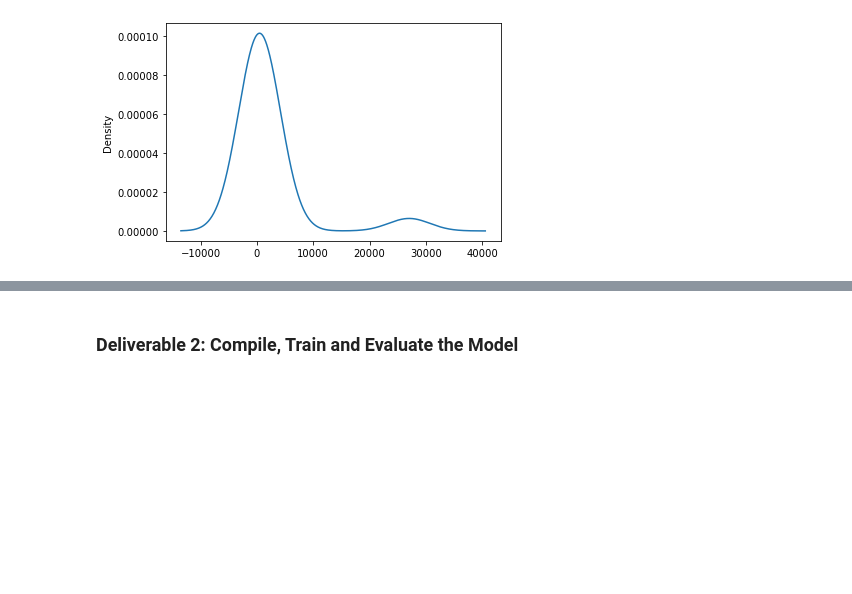
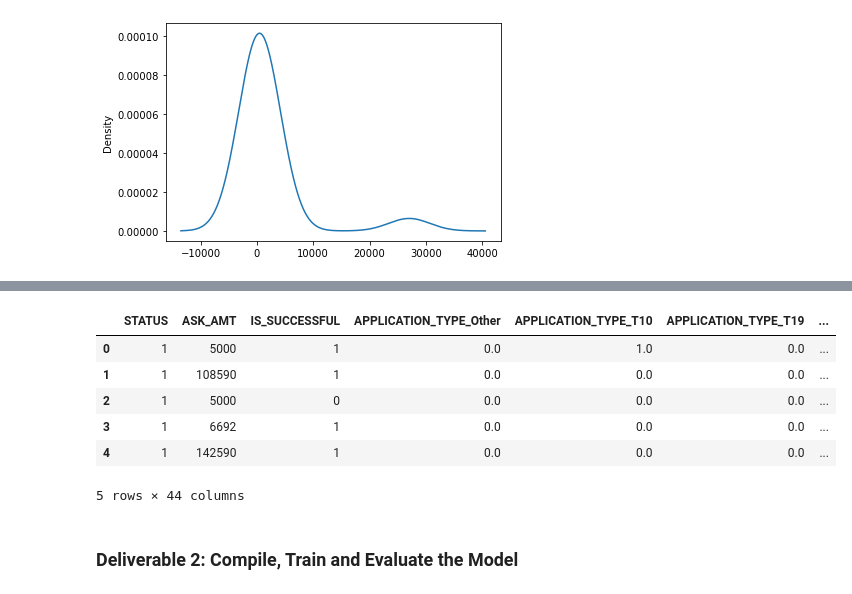
Before and after one commit to tonyferri/Neural_Network_Charity_Analysis, a Jupyter notebook: AlphabetSoupCharity.ipynb, the cells around one changed output, grey strips where cells are left out. Drawn from its saved outputs; the diff is of its cells as text; code cells hidden in the pictures; blank space fills up the shorter version.

```diff
--- a/AlphabetSoupCharity.ipynb
+++ b/AlphabetSoupCharity.ipynb
@@ -107,0 +114,10 @@ classification_count.plot.density()
+# %%
+#6a Determine which values to replace if counts are less than ...?
+replace_application = list(application_type_count[application_type_count < 525].index)
+
+# Replace in dataframe
+for app in replace_application:
+    application_df.APPLICATION_TYPE = application_df.APPLICATION_TYPE.replace(app,"Other")
+
+# Check to make sure binning was successful
+application_df.APPLICATION_TYPE.value_counts()
@@ -108,6 +135,6 @@ classification_count.plot.density()
 # %%
 #6b Determine which values to replace if counts are less than ..?
-replace_class = list(classification_count[classification_count < 2000].index)
+replace_class = list(classification_count[classification_count < 825].index)
 
 # Replace in dataframe
 for cls in replace_class:
@@ -120,0 +153,6 @@ application_df.CLASSIFICATION.value_counts()
+# %%
+#7 Generate our categorical variable lists
+application_cat_updated = application_df.dtypes[application_df.dtypes == "object"].index.tolist()
+
+# Check the number of unique values in each column
+application_df[application_cat_updated].nunique()
@@ -121,10 +168,10 @@ application_df.CLASSIFICATION.value_counts()
 # %%
-# Create a OneHotEncoder instance
+#8 Create a OneHotEncoder instance
 enc = OneHotEncoder(sparse=False)
 
 # Fit and transform the OneHotEncoder using the categorical variable list
-#  YOUR CODE GOES HERE
+encode_df = pd.DataFrame(enc.fit_transform(application_df[application_cat_updated]))
 
 # Add the encoded variable names to the dataframe
-encode_df.columns = enc.get_feature_names(application_cat)
+encode_df.columns = enc.get_feature_names(application_cat_updated)
 encode_df.head()
@@ -131,4 +186,14 @@ encode_df.head()
 # %%
-# Merge one-hot encoded features and drop the originals
-#  YOUR CODE GOES HERE
+#9 Merge one-hot encoded features and drop the originals
+application_df = application_df.merge(encode_df,left_index=True, right_index=True)
+application_df = application_df.drop(application_cat_updated,1)
+application_df.head()
+# %% [output]
+|  | STATUS | ASK_AMT | IS_SUCCESSFUL | APPLICATION_TYPE_Other | APPLICATION_TYPE_T10 | APPLICATION_TYPE_T19 | ... |
+| 0 | 1 | 5000 | 1 | 0.0 | 1.0 | 0.0 | ... |
+| 1 | 1 | 108590 | 1 | 0.0 | 0.0 | 0.0 | ... |
+| 2 | 1 | 5000 | 0 | 0.0 | 0.0 | 0.0 | ... |
+| 3 | 1 | 6692 | 1 | 0.0 | 0.0 | 0.0 | ... |
+| 4 | 1 | 142590 | 1 | 0.0 | 0.0 | 0.0 | ... |
+5 rows × 44 columns
 # %%
```
Also changed, not shown: parts of 11 cells of this notebook.
